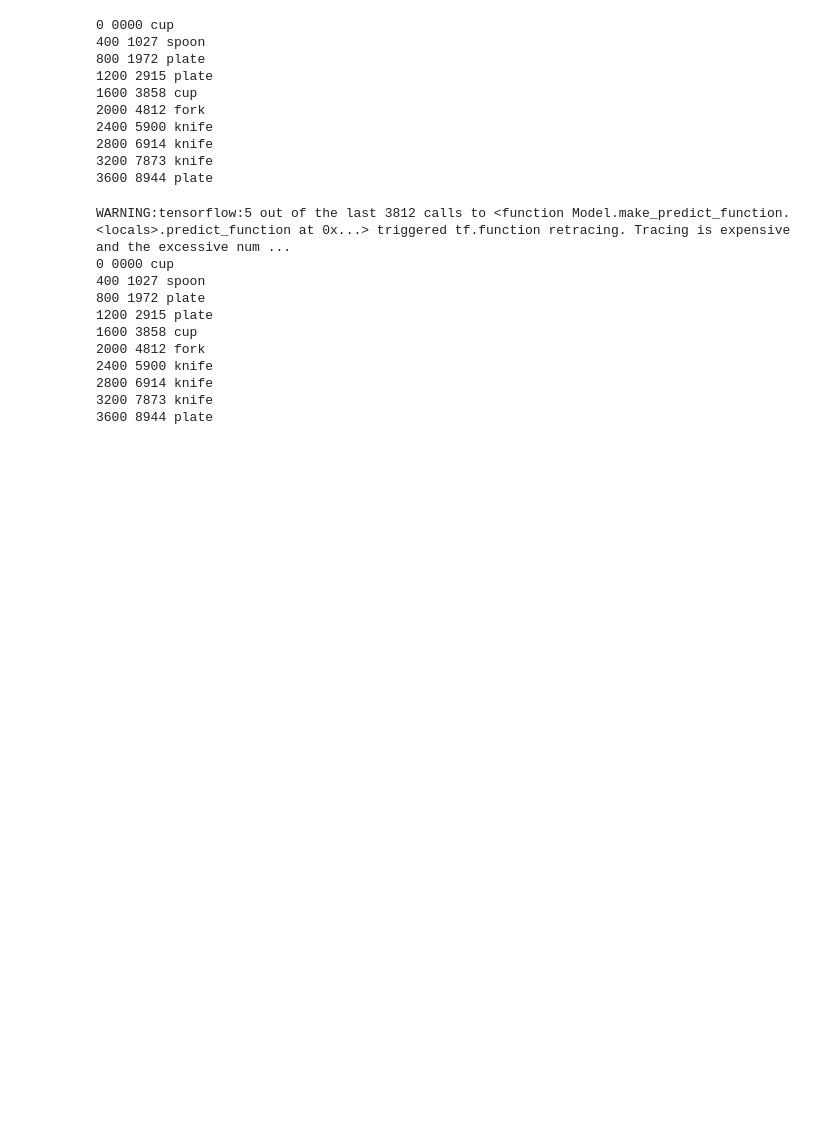
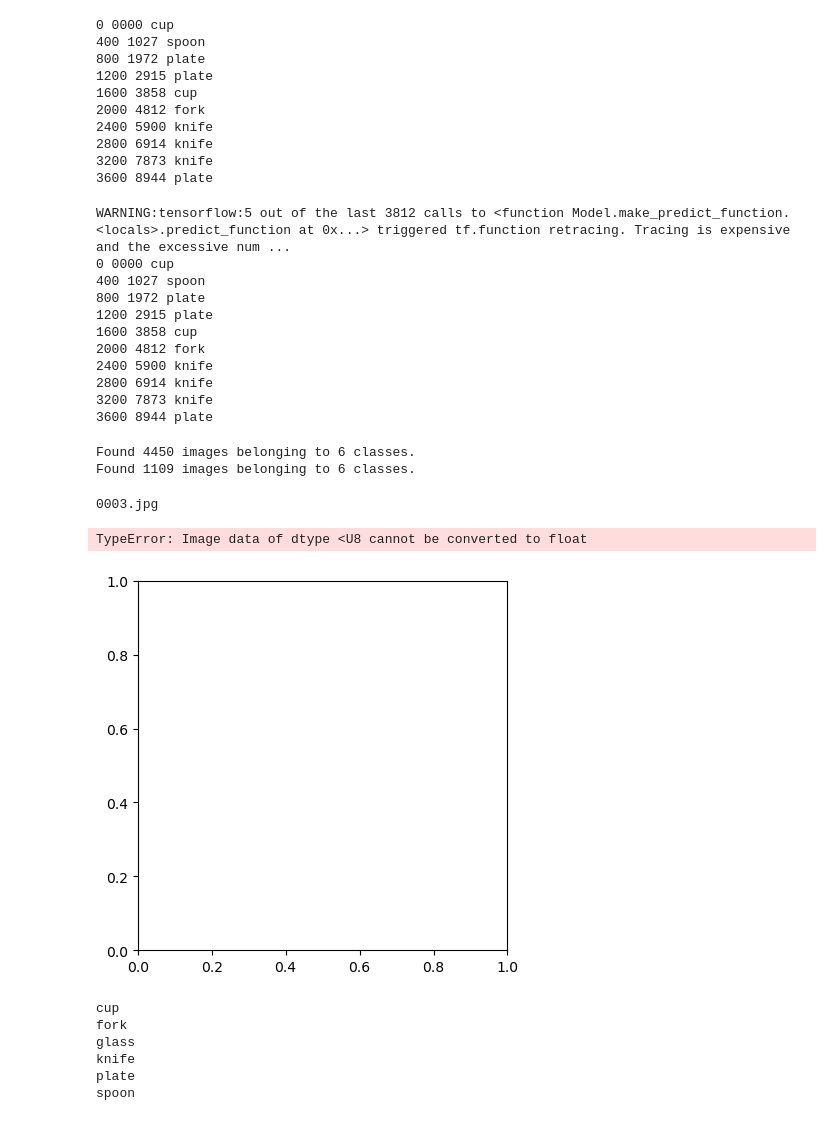
Before and after one commit to maclavijo/Kitchenware-Project, a Jupyter notebook: Kitchenware.ipynb, the cells around one changed output. Drawn from its saved outputs; the diff is of its cells as text; code cells hidden in the pictures; blank space fills up the shorter version.

```diff
--- a/Kitchenware.ipynb
+++ b/Kitchenware.ipynb
@@ -661,7 +693,7 @@ for file in os.listdir('./test'):
     x = np.array(img)
     X = np.array([x])
     X = preprocessInput(X)
-    preds = model.predict(X)
+    preds = newModel.predict(X)
 
     label = labels[np.argmax(preds[0])]
     Id = file.split('.')[0]
@@ -688,14 +720,15 @@ results.to_csv('submission_efficientnetB7_tunned.csv', index=False)
 # %%
 #####################
 # %%
-newModel1 = MakeModel(modelName='efficientnetB7', learning_rate=0.0004, size_inner=size, droprate=droprate)
-newModel1.load_weights('Models/efficientnetB7_lr0.0004_13_0.980.h5')
-newModel2 = MakeModel(modelName='efficientnetB7', learning_rate=0.001, size_inner=size, droprate=droprate)
-newModel2.load_weights('Models/efficientnetB7_lr0.001_16_0.981.h5')
-newModel3 = MakeModel(modelName='Xception', learning_rate=0.001, size_inner=size, droprate=droprate)
-newModel3.load_weights('Models/Xception_lr0.001_10_0.976.h5')
-newModel4 = MakeModel(modelName='VGG16', learning_rate=0.001, size_inner=size, droprate=droprate)
-newModel4.load_weights('Models/VGG16_lr0.001_29_0.939.h5')
+#newModel2 = MakeModel(modelName='Xception', learning_rate=0.001, size_inner=16, droprate=0.3)
+#newModel2.load_weights('Xception_27_0.977.h5')
+#
+#newModel1 = MakeModel(modelName='efficientnetB7', learning_rate=0.001, size_inner=16, droprate=0.3)
+#newModel1.load_weights('efficientnetB7_13_0.984.h5')
+#newModel3 = MakeModel(modelName='Xception', learning_rate=0.001, size_inner=size, droprate=droprate)
+#newModel3.load_weights('Models/Xception_lr0.001_10_0.976.h5')
+#newModel4 = MakeModel(modelName='VGG16', learning_rate=0.001, size_inner=size, droprate=droprate)
+#newModel4.load_weights('Models/VGG16_lr0.001_29_0.939.h5')
 # %%
 count =0
 res = []
@@ -711,9 +744,9 @@ for file in os.listdir('./test'):
     X = preprocess_input_xce(X)
     preds1 = newModel1.predict(X)
     preds2 = newModel2.predict(X)
-    preds3 = newModel3.predict(X)
-    preds4 = newModel4.predict(X)
-    preds = preds1 * 0.35 + preds2 * 0.35 + preds3 * 0.2 + preds4 * 0.1
+    #preds3 = newModel3.predict(X)
+    #preds4 = newModel4.predict(X)
+    preds = preds1 * 0.35 + preds2 * 0.35# + preds3 * 0.2 + preds4 * 0.1
 
     label = labels[np.argmax(preds[0])]
     Id = file.split('.')[0]
@@ -738,3 +771,28 @@ results = pd.DataFrame(res, columns=['Id', 'label'])
 results
 
 results.to_csv('submission_full_combo.csv', index=False)
+# %%
+trainGenerator, valGenerator = DataGenerators ('Xception')
+# %% [output]
+Found 4450 images belonging to 6 classes.
+Found 1109 images belonging to 6 classes.
+# %%
+from PIL import Image
+for img in os.listdir('./train./cup'):
+    print(img)
+    plt.imshow(img)
+    break
+# %% [output]
+0003.jpg
+TypeError: Image data of dtype <U8 cannot be converted to float
+[figure, added]
+# %%
+for directory in os.listdir('./train'):
+    print(directory)
+# %% [output]
+cup
+fork
+glass
+knife
+plate
+spoon
```
Also changed, not shown: parts of 18 cells of this notebook, 9 other files.
